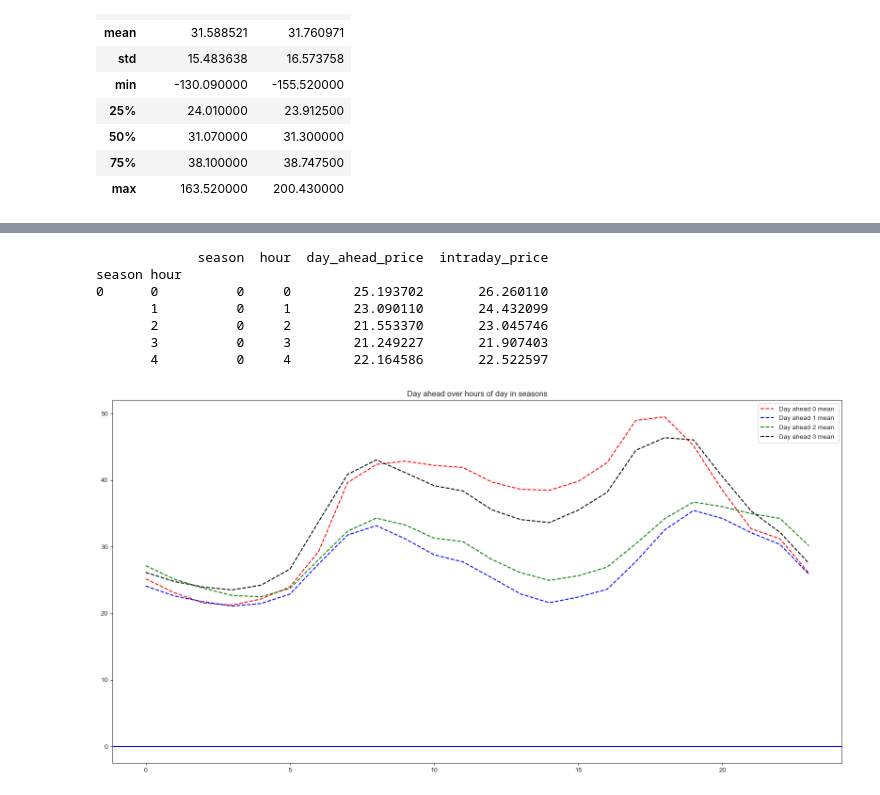
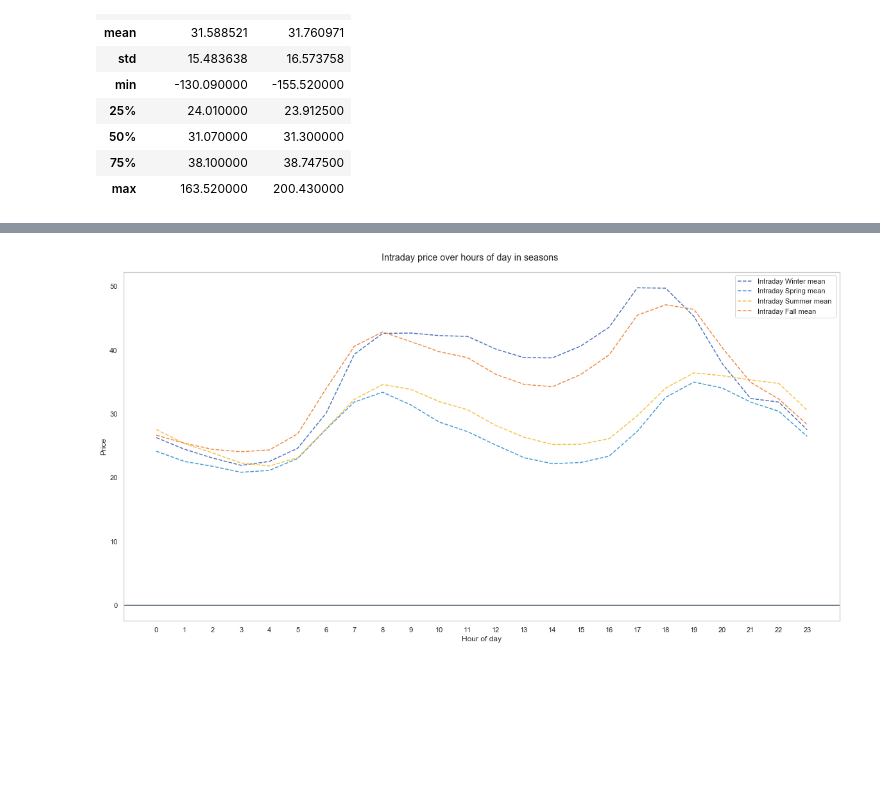
Before and after one commit to mauricepohl/pandas, a Jupyter notebook: 03_modeling/Distribution of prices-Laura-new.ipynb, the cells around one changed output, grey strips where cells are left out. Cells and saved outputs as stored; diff of their text form; code cells hidden in the pictures; blank space fills up the shorter version.

```diff
--- a/03_modeling/Distribution of prices-Laura-new.ipynb
+++ b/03_modeling/Distribution of prices-Laura-new.ipynb
@@ -1,9 +1,23 @@
 # %%
 import pandas as pd
+import matplotlib as mpl
 import matplotlib.pyplot as plt
 import numpy as np
 import seaborn as sns
 from datetime import datetime
+sns.set(rc={'figure.figsize':(10, 5)})
+sns.set_style("whitegrid", {'axes.grid' : False})
+# %%
+cRange = ['#475468', '#e7e6e6', '#4b73be', '#df8244', '#a5a5a5', '#f7c143',
+          '#20406a', '#deeef8', '#2d6fc0', '#409cd4', '#5ccdd7', '#5ecb9e',
+          '#a53218', '#c59933', '#f08a40', '#aa4f30', '#f7bf5d', '#d85733',
+          '#728083', '#8babb4', '#7196ad', '#607397', '#8585c2', '#a687c1']
+colors = ['#475468', '#e7e6e6', '#4b73be',
+          '#df8244', '#a5a5a5', '#f7c143']
+cmapOffice = mpl.colors.ListedColormap([cRange[i] for i in range(0, 5)])
+cmapBlue = mpl.colors.ListedColormap([cRange[i] for i in range(6, 11)])
+cmapRed = mpl.colors.ListedColormap([cRange[i] for i in range(12, 17)])
+cmapViolett = mpl.colors.ListedColormap([cRange[i] for i in range(18, 23)])
 # %%
 data = pd.read_csv("../00_data/data_with_calc_fields.csv", sep=";", decimal=",", index_col="datetime")
 data.index = pd.to_datetime(data.index)
@@ -273,30 +273,27 @@ plt.show()"""
 # %%
 data_grouped_mean = data[['season', 'hour', 'day_ahead_price', 'intraday_price']].groupby([data['season'], data["hour"]]).mean()
-print(data_grouped_mean.head())
+#print(data_grouped_mean.head())
 x = range(24)
-y1 = data_grouped_mean.loc[(data_grouped_mean.season==0), "day_ahead_price"]
-y2 = data_grouped_mean.loc[(data_grouped_mean.season==1), "day_ahead_price"]
-y3 = data_grouped_mean.loc[(data_grouped_mean.season==2), "day_ahead_price"]
-y4 = data_grouped_mean.loc[(data_grouped_mean.season==3), "day_ahead_price"]
+y1 = data_grouped_mean.loc[(data_grouped_mean.season==0), "intraday_price"]
+y2 = data_grouped_mean.loc[(data_grouped_mean.season==1), "intraday_price"]
+y3 = data_grouped_mean.loc[(data_grouped_mean.season==2), "intraday_price"]
+y4 = data_grouped_mean.loc[(data_grouped_mean.season==3), "intraday_price"]
 
 
 fig1, (ax) = plt.subplots(1, 1, figsize=(20, 10), sharex=True)
-ax.plot(x, y1, label="Day ahead 0 mean", c="r", linestyle='--')
-ax.plot(x, y2, label="Day ahead 1 mean", c="b", linestyle='--')
-ax.plot(x, y3, label="Day ahead 2 mean ", c="g", linestyle='--')
-ax.plot(x, y4, label="Day ahead 3 mean", c="black", linestyle='--')
+ax.plot(x, y1, label="Intraday Winter mean", c=cRange[2], linestyle='--')
+ax.plot(x, y2, label="Intraday Spring mean", c=cRange[9], linestyle='--')
+ax.plot(x, y3, label="Intraday Summer mean ", c=cRange[5], linestyle='--')
+ax.plot(x, y4, label="Intraday Fall mean", c=cRange[14], linestyle='--')
 
+ax.axhline(y=0, color=cRange[0])
+ax.set_xticks(np.arange(24))
 
-ax.set_title("Day ahead over hours of day in seasons")
-ax.axhline(y=0, color='b')
+plt.ylabel("Price")
+plt.xlabel("Hour of day")
+plt.suptitle("Intraday price over hours of day in seasons", y=0.92)
+
 plt.legend()
 plt.show()
 # %% [output]
-             season  hour  day_ahead_price  intraday_price
-season hour
-0      0          0     0        25.193702       26.260110
-       1          0     1        23.090110       24.432099
-       2          0     2        21.553370       23.045746
-       3          0     3        21.249227       21.907403
-       4          0     4        22.164586       22.522597
-[figure, old version]
+[figure, new version]
```
Also changed, not shown: parts of 20 cells of this notebook.
